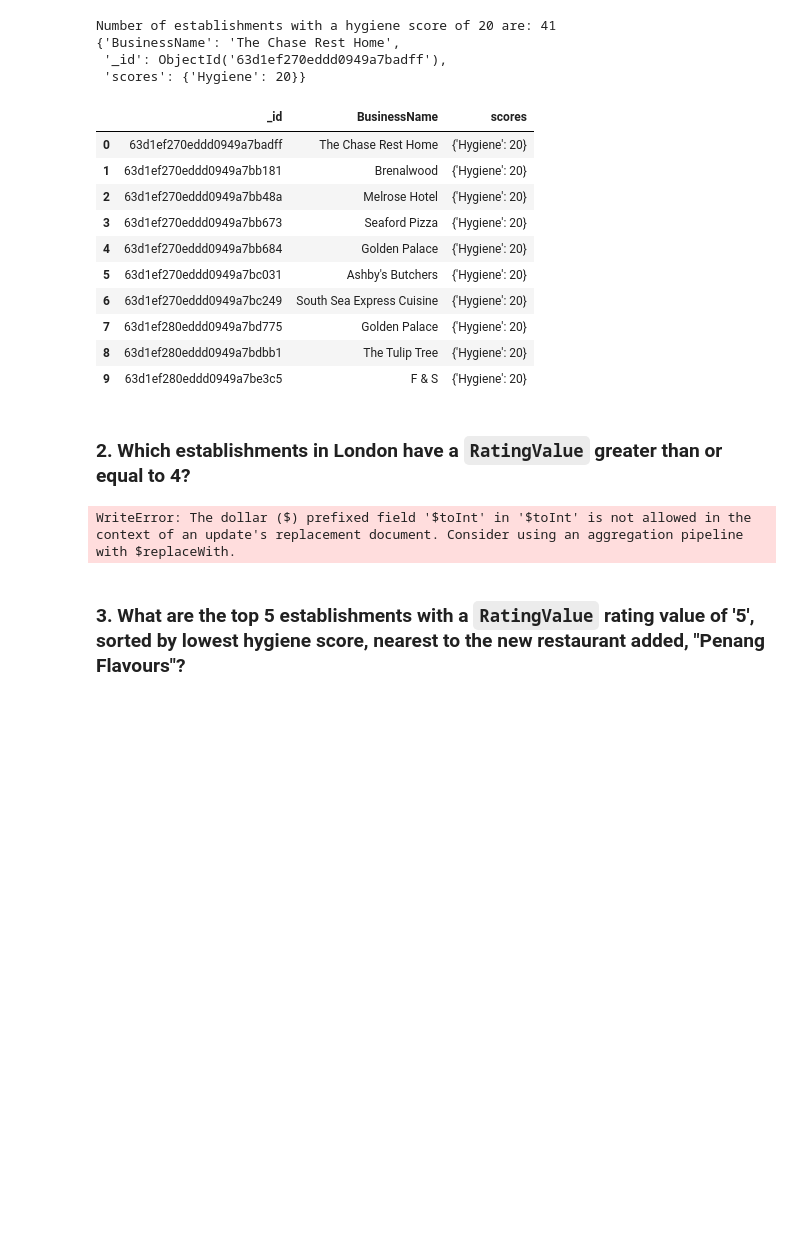
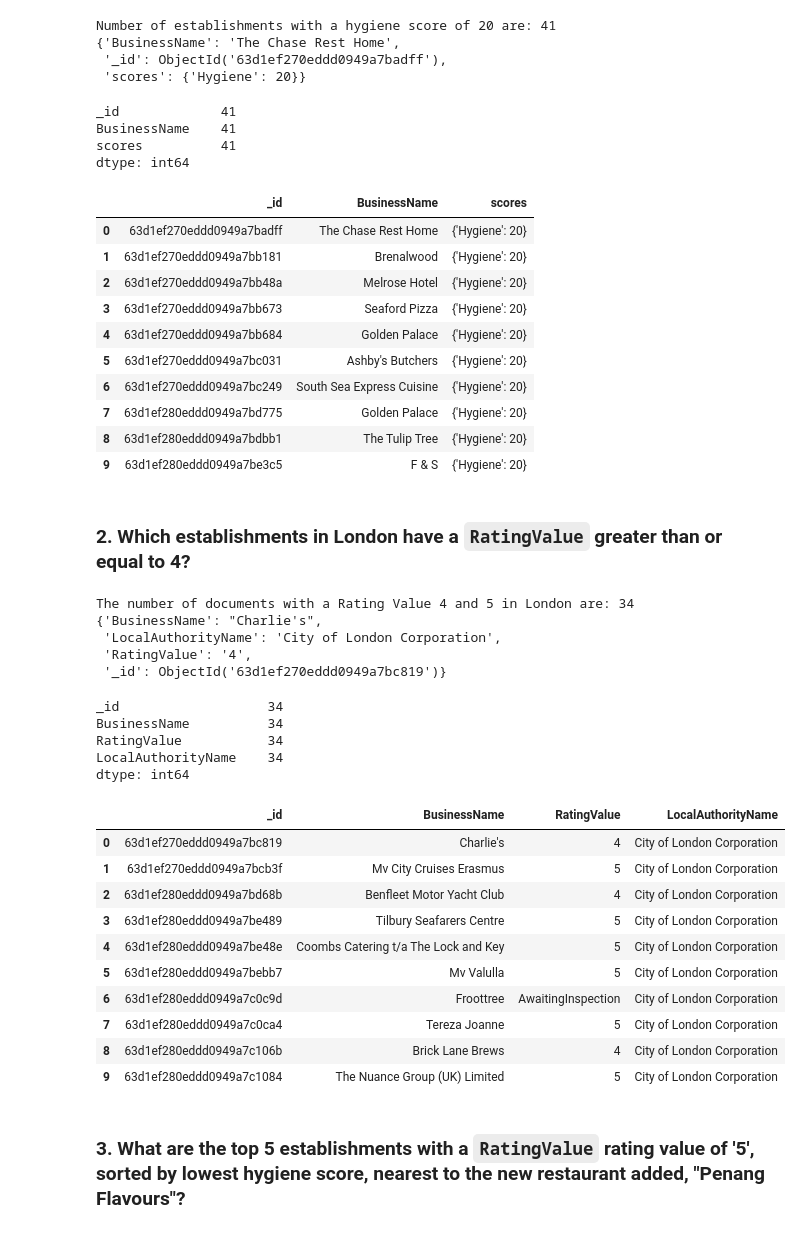
Before and after one commit to oas95/nosql-challenge, a Jupyter notebook: NoSQL/NoSQL_analysis_starter.ipynb, the cells around one changed output. Cells and saved outputs as stored; diff of their text form; code cells hidden in the pictures; blank space fills up the shorter version.

Commit message:
most errors were syntax errors :[ but i figured it out lol

```diff
--- a/NoSQL/NoSQL_analysis_starter.ipynb
+++ b/NoSQL/NoSQL_analysis_starter.ipynb
@@ -52,10 +52,14 @@ Number of establishments with a hygiene score of 20 are: 41
 # Convert the result to a Pandas DataFrame
 cleanly = pd.DataFrame(hygiene_scores)
 # Display the number of rows in the DataFrame
-cleanly.count()
+pprint(cleanly.count())
 # Display the first 10 rows of the DataFrame
 cleanly.head(10)
 # %% [output]
+_id             41
+BusinessName    41
+scores          41
+dtype: int64
 |  | _id | BusinessName | scores |
 | 0 | 63d1ef270eddd0949a7badff | The Chase Rest Home | {'Hygiene': 20} |
 | 1 | 63d1ef270eddd0949a7bb181 | Brenalwood | {'Hygiene': 20} |
@@ -70,24 +74,48 @@ cleanly.head(10)
 # %% [markdown]
 ### 2. Which establishments in London have a `RatingValue` greater than or equal to 4?
 # %%
-# Going to convert Rating value to a int before querying
-db.establishments.update_many({},{'$set':
-    {'$toInt': "$RatingValue"}}
-)
 # Find the establishments with London as the Local Authority and has a RatingValue greater than or equal to 4.
-#query =
+query = {'LocalAuthorityName': {'$regex': 'London'},
+         'RatingValue':{'$gte': '4'}}
+fields = {'BusinessName': 1, 'LocalAuthorityName': 1, 'RatingValue': 1}
+est_found = list(establishments.find(query,fields))
 
 # Use count_documents to display the number of documents in the result
+print("The number of documents with a Rating Value 4 and 5 in London are:", establishments.count_documents(query))
+# Display the first document in the results using pprint
 
-# Display the first document in the results using pprint
+for estvalue in range(1):
+    pprint(est_found[estvalue])
 # %% [output]
-WriteError: The dollar ($) prefixed field '$toInt' in '$toInt' is not allowed in the context of an update's replacement document. Consider using an aggregation pipeline with $replaceWith.
+The number of documents with a Rating Value 4 and 5 in London are: 34
+{'BusinessName': "Charlie's",
+ 'LocalAuthorityName': 'City of London Corporation',
+ 'RatingValue': '4',
+ '_id': ObjectId('63d1ef270eddd0949a7bc819')}
 # %%
 # Convert the result to a Pandas DataFrame
-
+ratings_london_df = pd.DataFrame(est_found)
 # Display the number of rows in the DataFrame
-
+pprint(ratings_london_df.count())
 # Display the first 10 rows of the DataFrame
+ratings_london_df.head(10)
+# %% [output]
+_id                   34
+BusinessName          34
+RatingValue           34
+LocalAuthorityName    34
+dtype: int64
+|  | _id | BusinessName | RatingValue | LocalAuthorityName |
+| 0 | 63d1ef270eddd0949a7bc819 | Charlie's | 4 | City of London Corporation |
+| 1 | 63d1ef270eddd0949a7bcb3f | Mv City Cruises Erasmus | 5 | City of London Corporation |
+| 2 | 63d1ef280eddd0949a7bd68b | Benfleet Motor Yacht Club | 4 | City of London Corporation |
+| 3 | 63d1ef280eddd0949a7be489 | Tilbury Seafarers Centre | 5 | City of London Corporation |
+| 4 | 63d1ef280eddd0949a7be48e | Coombs Catering t/a The Lock and Key | 5 | City of London Corporation |
+| 5 | 63d1ef280eddd0949a7bebb7 | Mv Valulla | 5 | City of London Corporation |
+| 6 | 63d1ef280eddd0949a7c0c9d | Froottree | AwaitingInspection | City of London Corporation |
+| 7 | 63d1ef280eddd0949a7c0ca4 | Tereza Joanne | 5 | City of London Corporation |
+| 8 | 63d1ef280eddd0949a7c106b | Brick Lane Brews | 4 | City of London Corporation |
+| 9 | 63d1ef280eddd0949a7c1084 | The Nuance Group (UK) Limited | 5 | City of London Corporation |
 # %% [markdown]
 ### 3. What are the top 5 establishments with a `RatingValue` rating value of '5', sorted by lowest hygiene score, nearest to the new restaurant added, "Penang Flavours"?
 # %%
```
Also changed, not shown: parts of 6 cells of this notebook, 1 other file.
